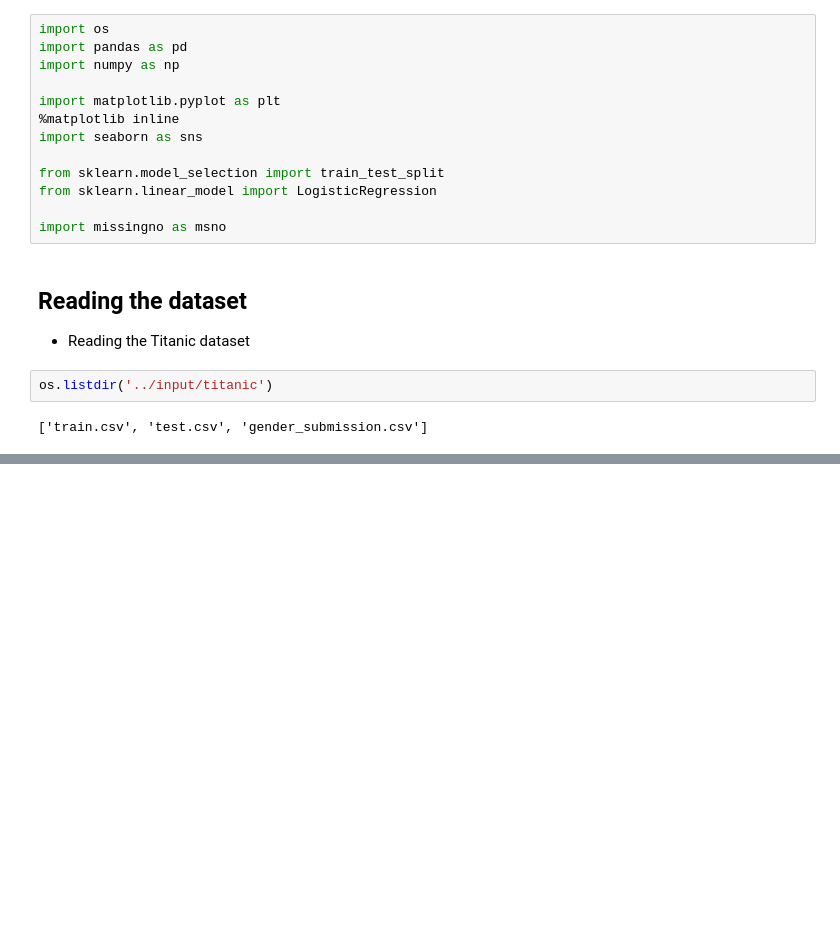
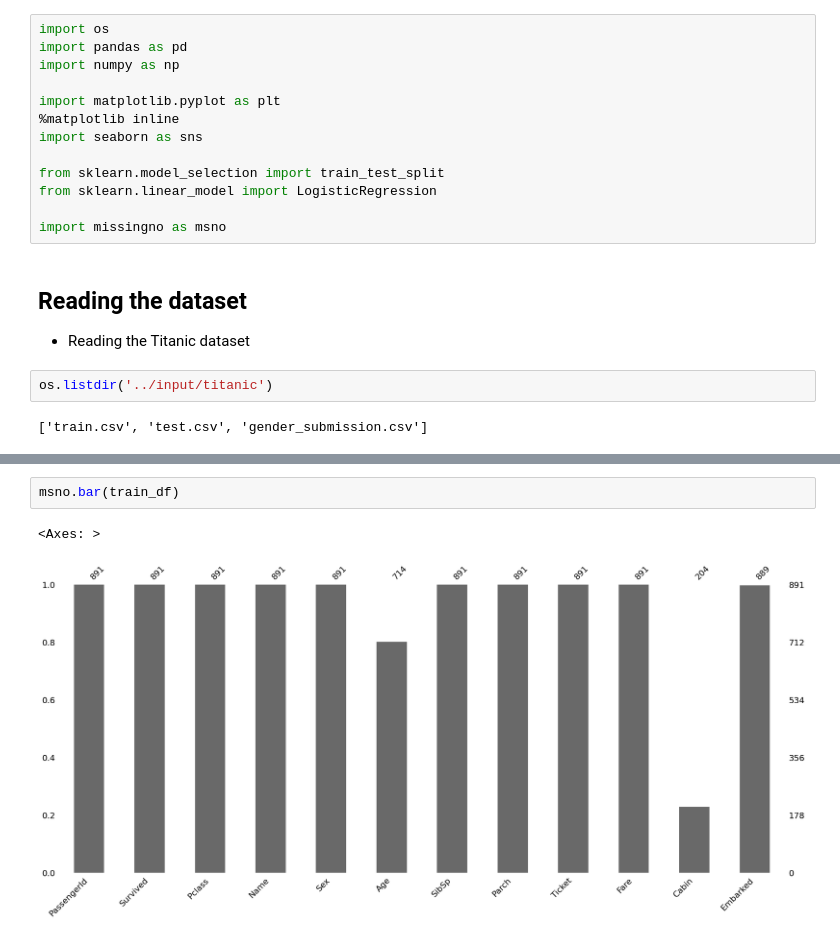
Before and after one commit to bhargav-borah/forked-practice-notebooks, a Jupyter notebook: a-guide-to-handling-missing-values-in-python/handling-missing-values.ipynb, the cells around one changed output, grey strips where cells are left out. Cells and saved outputs as stored; diff of their text form; blank space fills up the shorter version.

```diff
--- a/a-guide-to-handling-missing-values-in-python/handling-missing-values.ipynb
+++ b/a-guide-to-handling-missing-values-in-python/handling-missing-values.ipynb
@@ -58,0 +129,5 @@ Testing data shape: (418, 11)
+# %%
+msno.bar(train_df)
+# %% [output]
+<Axes: >
+[figure, added]
```
Also changed, not shown: parts of 14 cells of this notebook.
